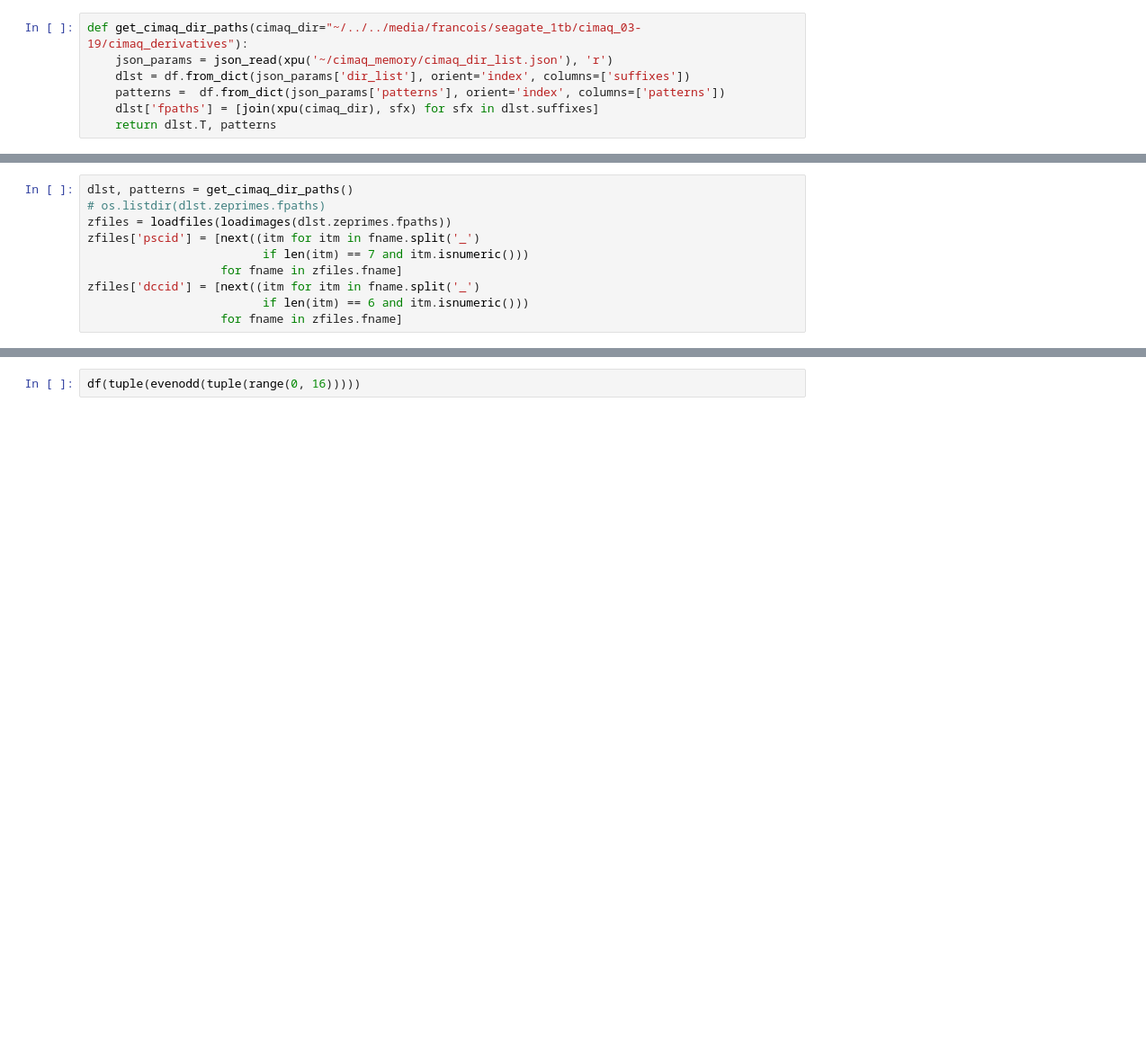
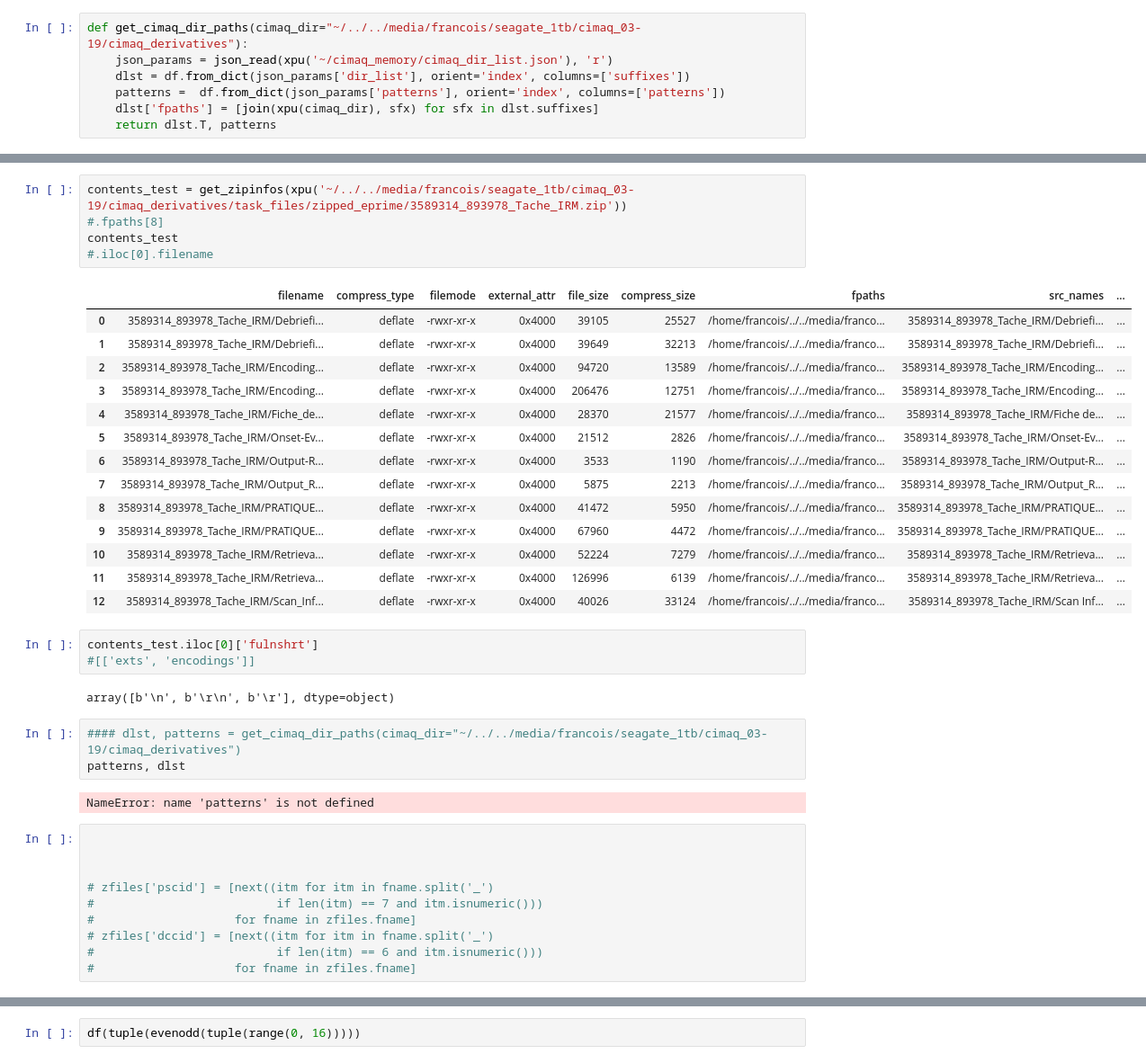
Before and after one commit to FrancoisNadeau/cimaq_memory, a Jupyter notebook: parse_datas.ipynb, the cells around one changed output, grey strips where cells are left out. Shown at 90% size. Drawn from its saved outputs; the diff is of its cells as text; blank space fills up the shorter version.

```diff
--- a/parse_datas.ipynb
+++ b/parse_datas.ipynb
@@ -71,10 +83,40 @@ contents_test
+# %%
+contents_test = get_zipinfos(xpu('~/../../media/francois/seagate_1tb/cimaq_03-19/cimaq_derivatives/task_files/zipped_eprime/3589314_893978_Tache_IRM.zip'))
+#.fpaths[8]
+contents_test
+#.iloc[0].filename
+# %% [output]
+|  | filename | compress_type | filemode | external_attr | file_size | compress_size | fpaths | src_names | ... |
+| 0 | 3589314_893978_Tache_IRM/Debriefi... | deflate | -rwxr-xr-x | 0x4000 | 39105 | 25527 | /home/francois/../../media/franco... | 3589314_893978_Tache_IRM/Debriefi... | ... |
+| 1 | 3589314_893978_Tache_IRM/Debriefi... | deflate | -rwxr-xr-x | 0x4000 | 39649 | 32213 | /home/francois/../../media/franco... | 3589314_893978_Tache_IRM/Debriefi... | ... |
+| 2 | 3589314_893978_Tache_IRM/Encoding... | deflate | -rwxr-xr-x | 0x4000 | 94720 | 13589 | /home/francois/../../media/franco... | 3589314_893978_Tache_IRM/Encoding... | ... |
+| 3 | 3589314_893978_Tache_IRM/Encoding... | deflate | -rwxr-xr-x | 0x4000 | 206476 | 12751 | /home/francois/../../media/franco... | 3589314_893978_Tache_IRM/Encoding... | ... |
+| 4 | 3589314_893978_Tache_IRM/Fiche_de... | deflate | -rwxr-xr-x | 0x4000 | 28370 | 21577 | /home/francois/../../media/franco... | 3589314_893978_Tache_IRM/Fiche de... | ... |
+| 5 | 3589314_893978_Tache_IRM/Onset-Ev... | deflate | -rwxr-xr-x | 0x4000 | 21512 | 2826 | /home/francois/../../media/franco... | 3589314_893978_Tache_IRM/Onset-Ev... | ... |
+| 6 | 3589314_893978_Tache_IRM/Output-R... | deflate | -rwxr-xr-x | 0x4000 | 3533 | 1190 | /home/francois/../../media/franco... | 3589314_893978_Tache_IRM/Output-R... | ... |
+| 7 | 3589314_893978_Tache_IRM/Output_R... | deflate | -rwxr-xr-x | 0x4000 | 5875 | 2213 | /home/francois/../../media/franco... | 3589314_893978_Tache_IRM/Output_R... | ... |
+| 8 | 3589314_893978_Tache_IRM/PRATIQUE... | deflate | -rwxr-xr-x | 0x4000 | 41472 | 5950 | /home/francois/../../media/franco... | 3589314_893978_Tache_IRM/PRATIQUE... | ... |
+| 9 | 3589314_893978_Tache_IRM/PRATIQUE... | deflate | -rwxr-xr-x | 0x4000 | 67960 | 4472 | /home/francois/../../media/franco... | 3589314_893978_Tache_IRM/PRATIQUE... | ... |
+| 10 | 3589314_893978_Tache_IRM/Retrieva... | deflate | -rwxr-xr-x | 0x4000 | 52224 | 7279 | /home/francois/../../media/franco... | 3589314_893978_Tache_IRM/Retrieva... | ... |
+| 11 | 3589314_893978_Tache_IRM/Retrieva... | deflate | -rwxr-xr-x | 0x4000 | 126996 | 6139 | /home/francois/../../media/franco... | 3589314_893978_Tache_IRM/Retrieva... | ... |
+| 12 | 3589314_893978_Tache_IRM/Scan_Inf... | deflate | -rwxr-xr-x | 0x4000 | 40026 | 33124 | /home/francois/../../media/franco... | 3589314_893978_Tache_IRM/Scan Inf... | ... |
+# %%
+contents_test.iloc[0]['fulnshrt']
+#[['exts', 'encodings']]
+# %% [output]
+array([b'\n', b'\r\n', b'\r'], dtype=object)
+# %%
+#### dlst, patterns = get_cimaq_dir_paths(cimaq_dir="~/../../media/francois/seagate_1tb/cimaq_03-19/cimaq_derivatives")
+patterns, dlst
+# %% [output]
+NameError: name 'patterns' is not defined
 # %%
-dlst, patterns = get_cimaq_dir_paths()
-# os.listdir(dlst.zeprimes.fpaths)
-zfiles = loadfiles(loadimages(dlst.zeprimes.fpaths))
-zfiles['pscid'] = [next((itm for itm in fname.split('_')
-                         if len(itm) == 7 and itm.isnumeric()))
-                   for fname in zfiles.fname]
-zfiles['dccid'] = [next((itm for itm in fname.split('_')
-                         if len(itm) == 6 and itm.isnumeric()))
-                   for fname in zfiles.fname]
+
+
+
+# zfiles['pscid'] = [next((itm for itm in fname.split('_')
+#                          if len(itm) == 7 and itm.isnumeric()))
+#                    for fname in zfiles.fname]
+# zfiles['dccid'] = [next((itm for itm in fname.split('_')
+#                          if len(itm) == 6 and itm.isnumeric()))
+#                    for fname in zfiles.fname]
```
Also changed, not shown: parts of 9 cells of this notebook, 2 other files.
